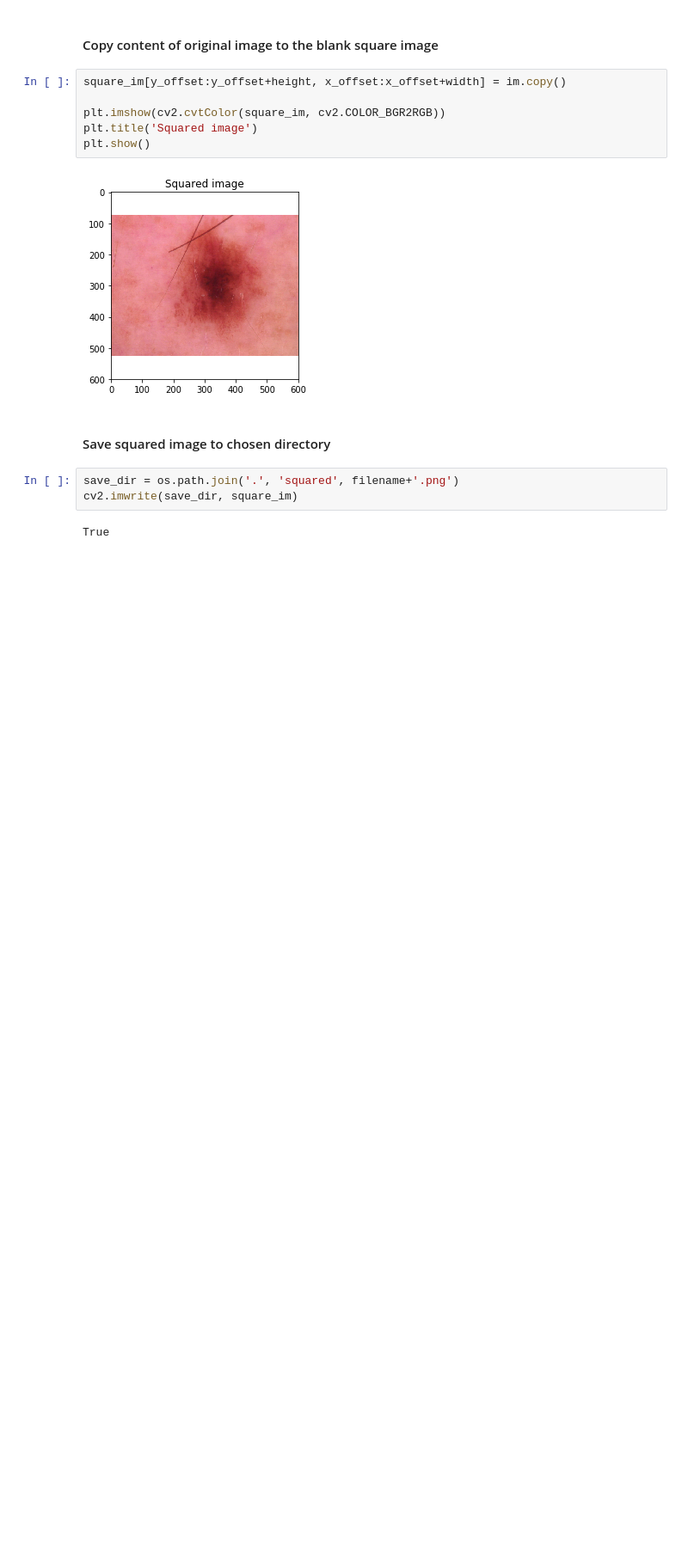
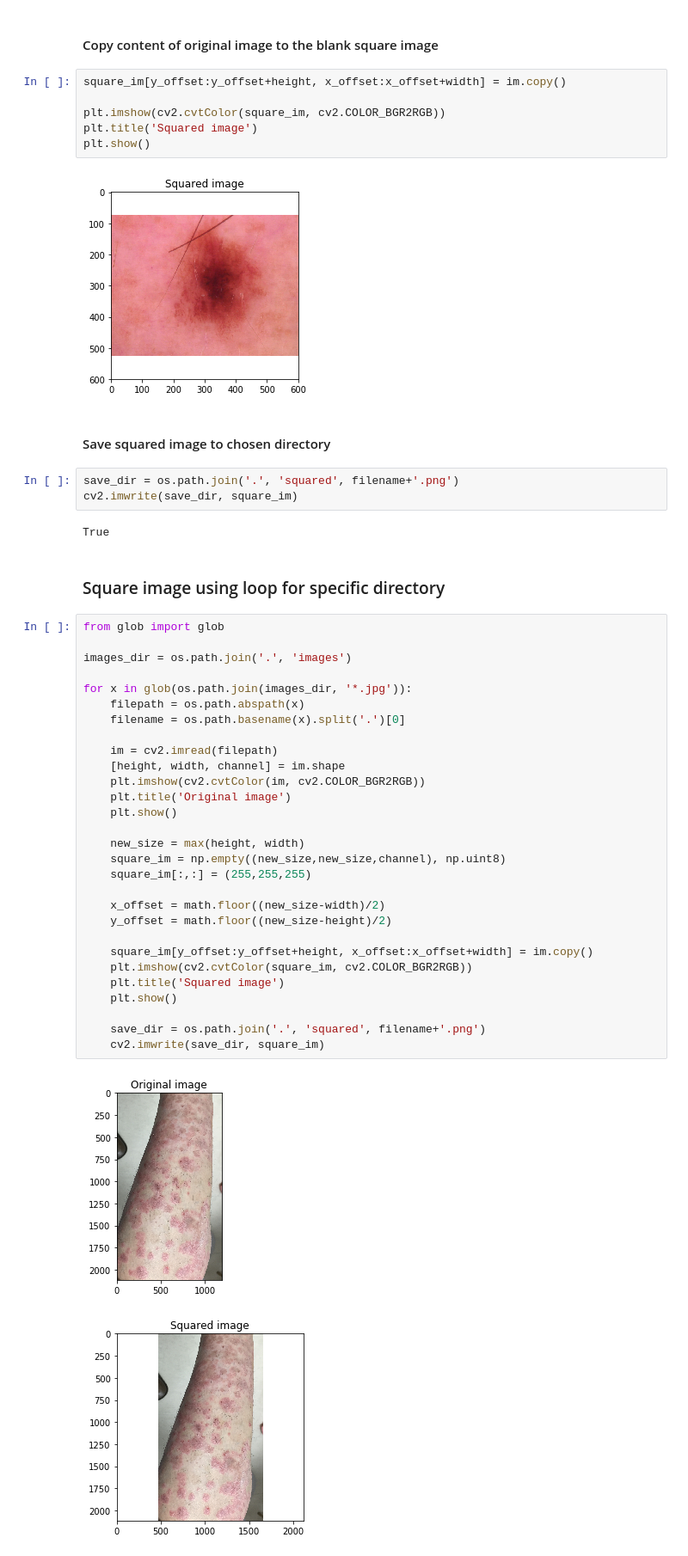
Before and after one commit to frenzelts/square-and-crop, a Jupyter notebook: reshape_to_square.ipynb, the cells around one changed output. Shown at 86% size. Saved outputs shown, nothing was run; the diff lists cells and outputs as text; blank space fills up the shorter version.

```diff
--- a/reshape_to_square.ipynb
+++ b/reshape_to_square.ipynb
@@ -66,3 +66,37 @@ save_dir = os.path.join('.', 'squared', filename+'.png')
 cv2.imwrite(save_dir, square_im)
 # %% [output]
 True
+# %% [markdown]
+### Square image using loop for specific directory
+# %%
+from glob import glob
+
+images_dir = os.path.join('.', 'images')
+
+for x in glob(os.path.join(images_dir, '*.jpg')):
+    filepath = os.path.abspath(x)
+    filename = os.path.basename(x).split('.')[0]
+
+    im = cv2.imread(filepath)
+    [height, width, channel] = im.shape
+    plt.imshow(cv2.cvtColor(im, cv2.COLOR_BGR2RGB))
+    plt.title('Original image')
+    plt.show()
+
+    new_size = max(height, width)
+    square_im = np.empty((new_size,new_size,channel), np.uint8)
+    square_im[:,:] = (255,255,255)
+
+    x_offset = math.floor((new_size-width)/2)
+    y_offset = math.floor((new_size-height)/2)
+
+    square_im[y_offset:y_offset+height, x_offset:x_offset+width] = im.copy()
+    plt.imshow(cv2.cvtColor(square_im, cv2.COLOR_BGR2RGB))
+    plt.title('Squared image')
+    plt.show()
+
+    save_dir = os.path.join('.', 'squared', filename+'.png')
+    cv2.imwrite(save_dir, square_im)
+# %% [output]
+[figure, added]
+[figure, added]
```
Also changed, not shown: parts of 1 cell of this notebook, 1 other file.
